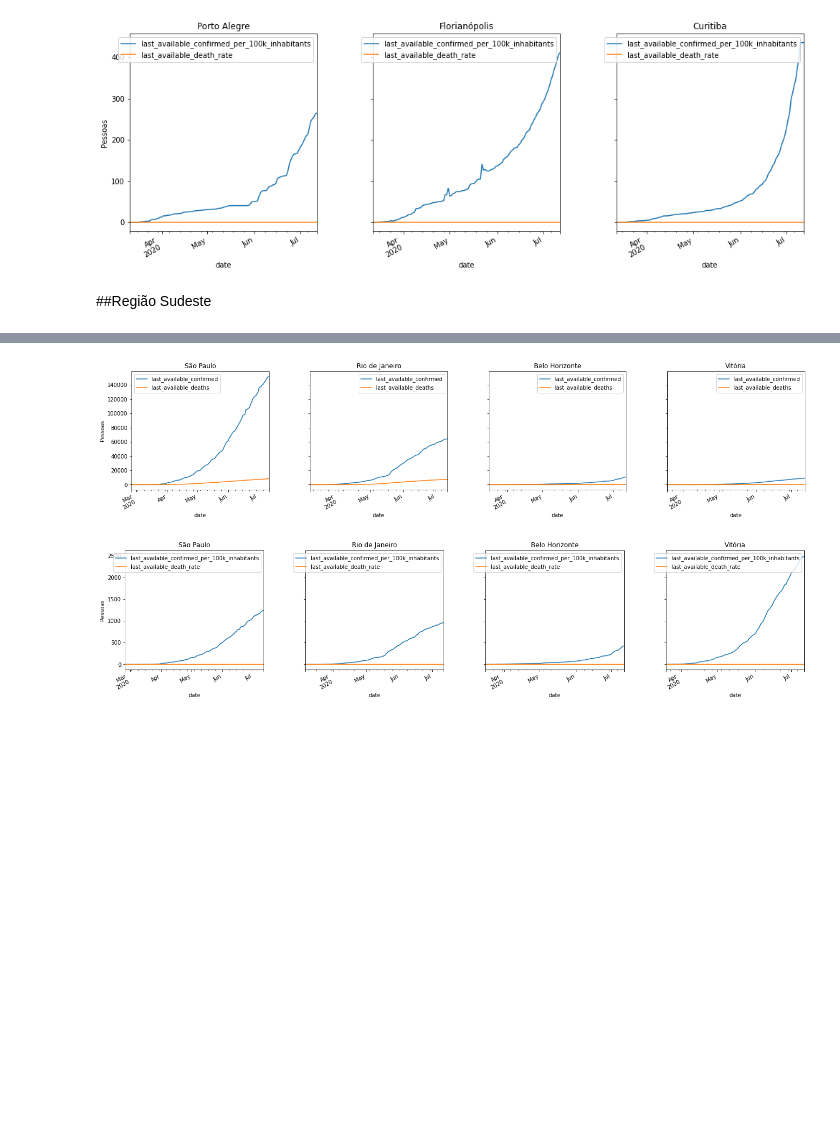
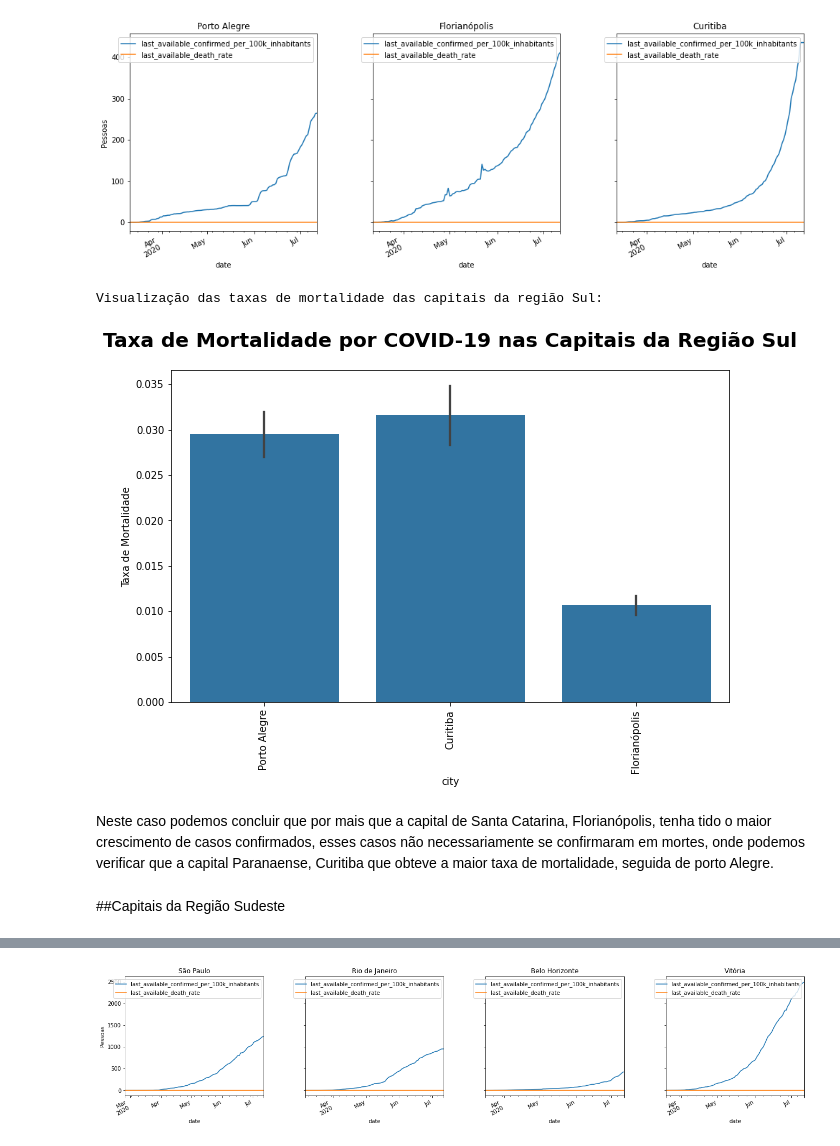
Before and after one commit to LerinaMM/data_analysis_covid19_udesc_work, a Jupyter notebook: covid_udesc.ipynb, the cells around one changed output, grey strips where cells are left out. Cells and saved outputs as stored; diff of their text form; code cells hidden in the pictures; blank space fills up the shorter version.

```diff
--- a/covid_udesc.ipynb
+++ b/covid_udesc.ipynb
@@ -21,4 +26,4 @@ estimated_population_2019 é a média da população estimada em 2019 para cada
 # %% [markdown]
 ##3. Exportando o dataframe
 # %%
-df = pd.read_csv('/content/drive/MyDrive/Projetos/Ciencia de dados Udesc/COVID/covid19_casos_brasil.csv')
+df = pd.read_csv('/content/drive/MyDrive/Projetos/Ciencia de dados Udesc/Trabalho 1/COVID/covid19_casos_brasil.csv')
@@ -563,8 +570,27 @@ for ax in [ax1, ax2, ax3]:
 plt.subplots_adjust(left=0.11, bottom=0.175, right=0.980, top=0.940, wspace=0.3, hspace=None)
 # %% [output]
 [figure]
+# %%
+# Vamos ordenar os dados pela taxa de mortalidade para aparecer no grafico da maior taxa para a menor
+
+capitais_regiao_sul = capitais_regiao_sul.sort_values('last_available_death_rate', ascending=False)
+# %%
+# Avaliando a taxa de mortalidade das capitais da região Sul utilizando os dados da coluna "last_available_death_rate"
+
+print("Visualização das taxas de mortalidade das capitais da região Sul:")
+plt.figure(figsize=(10, 6))
+sns.barplot(x='city', y='last_available_death_rate', data=capitais_regiao_sul)
+plt.xticks(rotation=90)
+plt.ylabel('Taxa de Mortalidade')
+plt.title('Taxa de Mortalidade por COVID-19 nas Capitais da Região Sul', fontsize=20, y=1.05, fontweight='bold')
+plt.show()
+# %% [output]
+Visualização das taxas de mortalidade das capitais da região Sul:
+[figure, added]
+# %% [markdown]
+Neste caso podemos concluir que por mais que a capital de Santa Catarina, Florianópolis, tenha tido o maior crescimento de casos confirmados, esses casos não necessariamente se confirmaram em mortes, onde podemos verificar que a capital Paranaense, Curitiba que obteve a maior taxa de mortalidade, seguida de porto Alegre.
 # %% [markdown]
-##Região Sudeste
+##Capitais da Região Sudeste
 # %%
 # Filtrar as cidades da região Sudeste
 
@@ -586,29 +612,6 @@ capitais_regiao_sudeste.head()
 | 4 | São Paulo | 3550308.00 | 2020-02-27 | 9 | 12252023.00 | False | False | ... |
 | 6 | São Paulo | 3550308.00 | 2020-02-28 | 9 | 12252023.00 | False | False | ... |
 | 8 | São Paulo | 3550308.00 | 2020-02-29 | 9 | 12252023.00 | False | False | ... |
-# %%
-fig, (ax1, ax2, ax3, ax4) = plt.subplots(1,4, sharey=True, figsize=(20,4))
-
-lines = ['last_available_confirmed', 'last_available_deaths']
-capitais_regiao_sudeste[capitais_regiao_sudeste['city'] == 'São Paulo'].plot('date', lines, ax=ax1)
-capitais_regiao_sudeste[capitais_regiao_sudeste['city'] == 'Rio de Janeiro'].plot('date', lines, ax=ax2)
-capitais_regiao_sudeste[capitais_regiao_sudeste['city'] == 'Belo Horizonte'].plot('date', lines, ax=ax3)
-capitais_regiao_sudeste[capitais_regiao_sudeste['city'] == 'Vitória'].plot('date', lines, ax=ax4)
-
-ax1.set_title('São Paulo')
-ax2.set_title('Rio de Janeiro')
-ax3.set_title('Belo Horizonte')
-ax4.set_title('Vitória')
-ax1.set_ylabel('Pessoas')
-
-#Ajuste das labels dos tres graficos
-for ax in [ax1, ax2, ax3, ax4]:
-  for label in ax.get_xticklabels(which='major'):
-    label.set(rotation=30, horizontalalignment='right')
-
-plt.subplots_adjust(left=0.11, bottom=0.175, right=0.980, top=0.940, wspace=0.3, hspace=None)
-# %% [output]
-[figure, removed]
 # %%
 fig, (ax1, ax2, ax3, ax4) = plt.subplots(1,4, sharey=True, figsize=(20,4))
 
```
Also changed, not shown: parts of 35 cells of this notebook.
